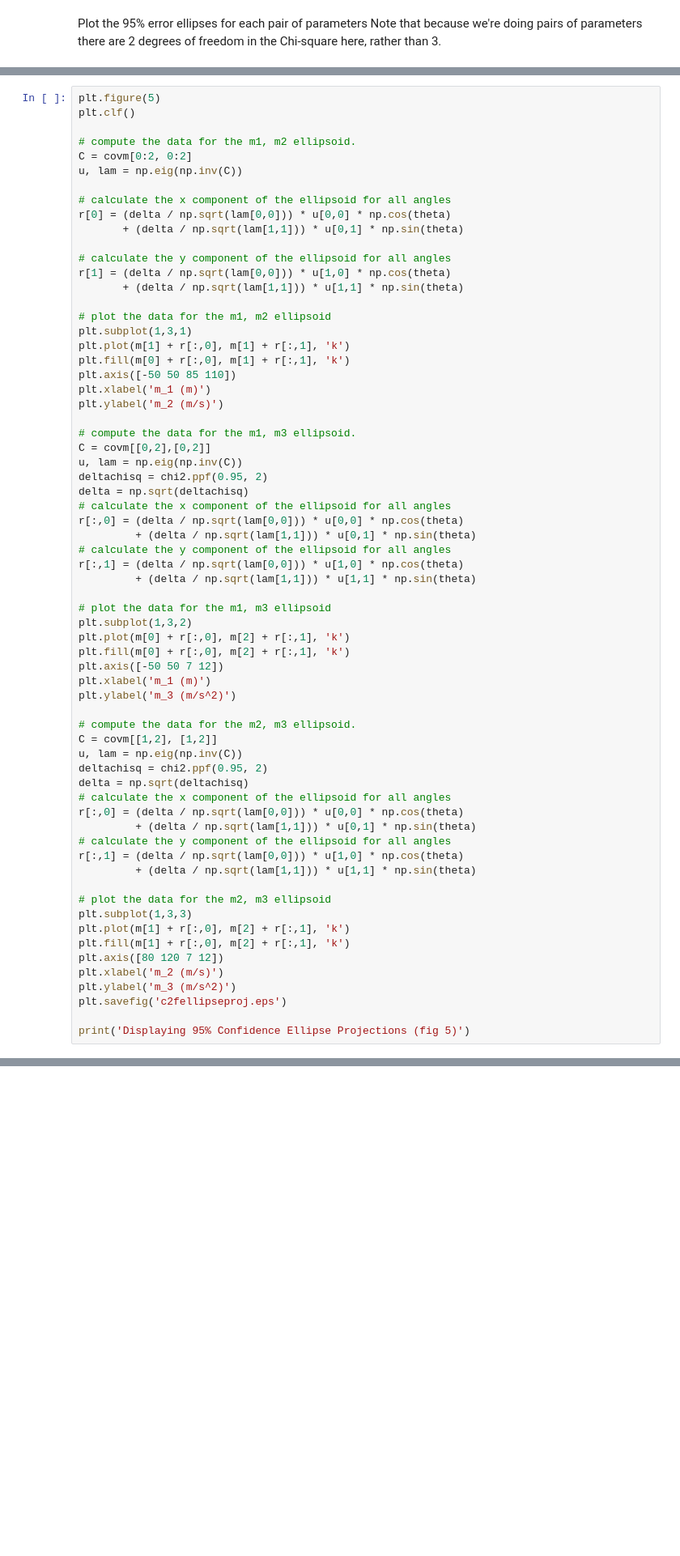
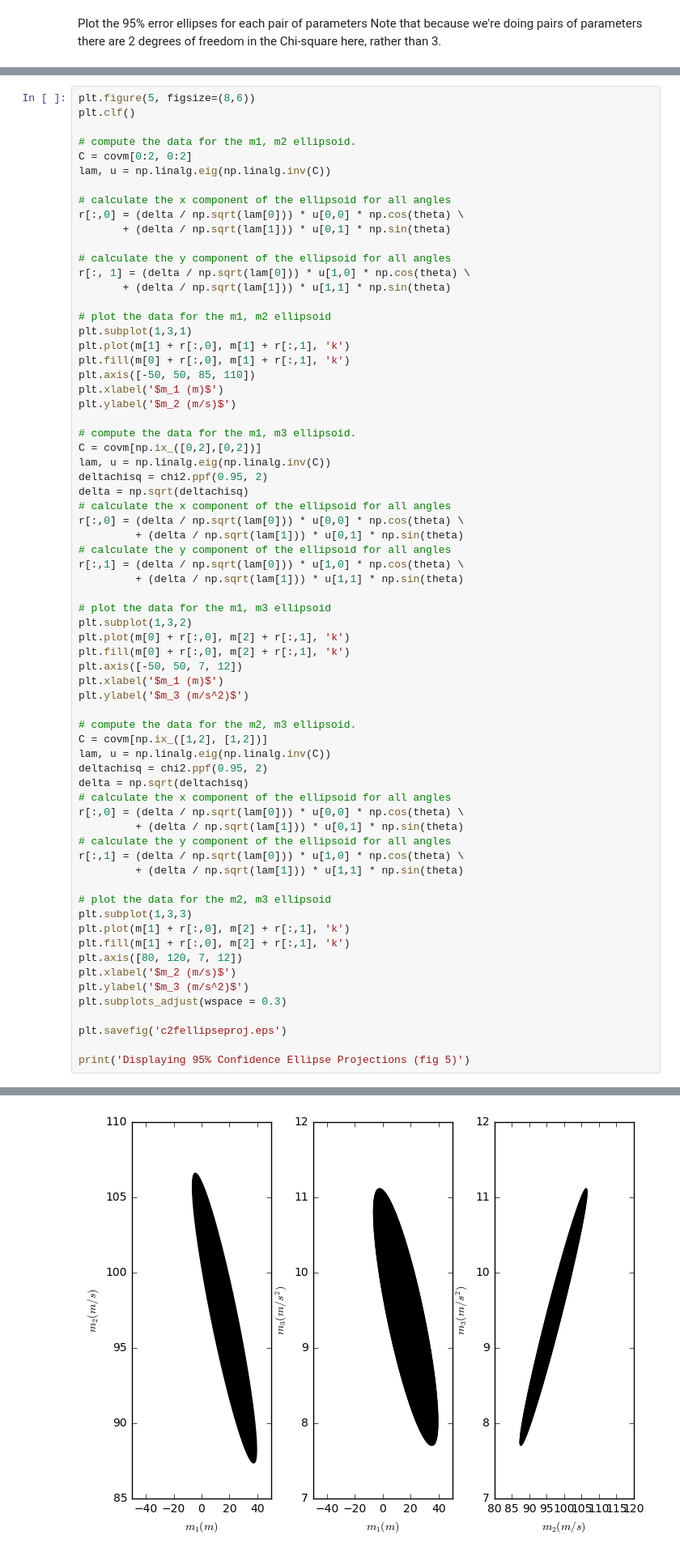
Before and after one commit to jkmacc-LANL/peip-python, a Jupyter notebook: Examples/chap2/ex_2_1_2/ex_2_1_2.ipynb, the cells around one changed output, grey strips where cells are left out. Shown at 81% size. Drawn from its saved outputs; the diff is of its cells as text; blank space fills up the shorter version.

```diff
--- a/Examples/chap2/ex_2_1_2/ex_2_1_2.ipynb
+++ b/Examples/chap2/ex_2_1_2/ex_2_1_2.ipynb
@@ -213,68 +240,71 @@ delta = np.sqrt(chi2.ppf(0.95, 2))
 # the radii in each direction from the center
 r = np.zeros((len(theta), 2))
 # %%
-plt.figure(5)
+plt.figure(5, figsize=(8,6))
 plt.clf()
 
 # compute the data for the m1, m2 ellipsoid.
 C = covm[0:2, 0:2]
-u, lam = np.eig(np.inv(C))
+lam, u = np.linalg.eig(np.linalg.inv(C))
 
 # calculate the x component of the ellipsoid for all angles
-r[0] = (delta / np.sqrt(lam[0,0])) * u[0,0] * np.cos(theta)
-       + (delta / np.sqrt(lam[1,1])) * u[0,1] * np.sin(theta)
+r[:,0] = (delta / np.sqrt(lam[0])) * u[0,0] * np.cos(theta) \
+       + (delta / np.sqrt(lam[1])) * u[0,1] * np.sin(theta)
 
 # calculate the y component of the ellipsoid for all angles
-r[1] = (delta / np.sqrt(lam[0,0])) * u[1,0] * np.cos(theta)
-       + (delta / np.sqrt(lam[1,1])) * u[1,1] * np.sin(theta)
+r[:, 1] = (delta / np.sqrt(lam[0])) * u[1,0] * np.cos(theta) \
+       + (delta / np.sqrt(lam[1])) * u[1,1] * np.sin(theta)
 
 # plot the data for the m1, m2 ellipsoid
 plt.subplot(1,3,1)
 plt.plot(m[1] + r[:,0], m[1] + r[:,1], 'k')
 plt.fill(m[0] + r[:,0], m[1] + r[:,1], 'k')
-plt.axis([-50 50 85 110])
-plt.xlabel('m_1 (m)')
-plt.ylabel('m_2 (m/s)')
+plt.axis([-50, 50, 85, 110])
+plt.xlabel('$m_1 (m)$')
+plt.ylabel('$m_2 (m/s)$')
 
 # compute the data for the m1, m3 ellipsoid.
-C = covm[[0,2],[0,2]]
-u, lam = np.eig(np.inv(C))
+C = covm[np.ix_([0,2],[0,2])]
+lam, u = np.linalg.eig(np.linalg.inv(C))
 deltachisq = chi2.ppf(0.95, 2)
 delta = np.sqrt(deltachisq)
 # calculate the x component of the ellipsoid for all angles
-r[:,0] = (delta / np.sqrt(lam[0,0])) * u[0,0] * np.cos(theta)
-         + (delta / np.sqrt(lam[1,1])) * u[0,1] * np.sin(theta)
+r[:,0] = (delta / np.sqrt(lam[0])) * u[0,0] * np.cos(theta) \
+         + (delta / np.sqrt(lam[1])) * u[0,1] * np.sin(theta)
 # calculate the y component of the ellipsoid for all angles
-r[:,1] = (delta / np.sqrt(lam[0,0])) * u[1,0] * np.cos(theta)
-         + (delta / np.sqrt(lam[1,1])) * u[1,1] * np.sin(theta)
+r[:,1] = (delta / np.sqrt(lam[0])) * u[1,0] * np.cos(theta) \
+         + (delta / np.sqrt(lam[1])) * u[1,1] * np.sin(theta)
 
 # plot the data for the m1, m3 ellipsoid
 plt.subplot(1,3,2)
 plt.plot(m[0] + r[:,0], m[2] + r[:,1], 'k')
 plt.fill(m[0] + r[:,0], m[2] + r[:,1], 'k')
-plt.axis([-50 50 7 12])
-plt.xlabel('m_1 (m)')
-plt.ylabel('m_3 (m/s^2)')
+plt.axis([-50, 50, 7, 12])
+plt.xlabel('$m_1 (m)$')
+plt.ylabel('$m_3 (m/s^2)$')
 
 # compute the data for the m2, m3 ellipsoid.
-C = covm[[1,2], [1,2]]
-u, lam = np.eig(np.inv(C))
+C = covm[np.ix_([1,2], [1,2])]
+lam, u = np.linalg.eig(np.linalg.inv(C))
 deltachisq = chi2.ppf(0.95, 2)
 delta = np.sqrt(deltachisq)
 # calculate the x component of the ellipsoid for all angles
-r[:,0] = (delta / np.sqrt(lam[0,0])) * u[0,0] * np.cos(theta)
-         + (delta / np.sqrt(lam[1,1])) * u[0,1] * np.sin(theta)
+r[:,0] = (delta / np.sqrt(lam[0])) * u[0,0] * np.cos(theta) \
+         + (delta / np.sqrt(lam[1])) * u[0,1] * np.sin(theta)
 # calculate the y component of the ellipsoid for all angles
-r[:,1] = (delta / np.sqrt(lam[0,0])) * u[1,0] * np.cos(theta)
-         + (delta / np.sqrt(lam[1,1])) * u[1,1] * np.sin(theta)
+r[:,1] = (delta / np.sqrt(lam[0])) * u[1,0] * np.cos(theta) \
+         + (delta / np.sqrt(lam[1])) * u[1,1] * np.sin(theta)
 
 # plot the data for the m2, m3 ellipsoid
 plt.subplot(1,3,3)
 plt.plot(m[1] + r[:,0], m[2] + r[:,1], 'k')
 plt.fill(m[1] + r[:,0], m[2] + r[:,1], 'k')
-plt.axis([80 120 7 12])
-plt.xlabel('m_2 (m/s)')
-plt.ylabel('m_3 (m/s^2)')
+plt.axis([80, 120, 7, 12])
+plt.xlabel('$m_2 (m/s)$')
+plt.ylabel('$m_3 (m/s^2)$')
+plt.subplots_adjust(wspace = 0.3)
+
 plt.savefig('c2fellipseproj.eps')
 
 print('Displaying 95% Confidence Ellipse Projections (fig 5)')
+# %% [output]
@@ -280,0 +312 @@ print('Displaying 95% Confidence Ellipse Projections (fig 5)')
+[figure, added]
```
Also changed, not shown: parts of 13 cells of this notebook.
